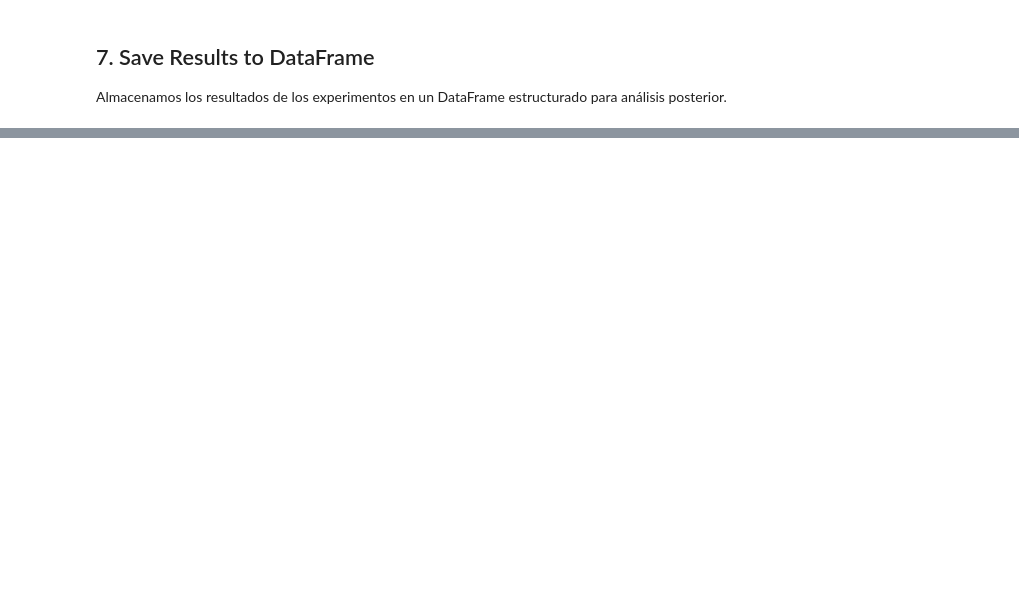
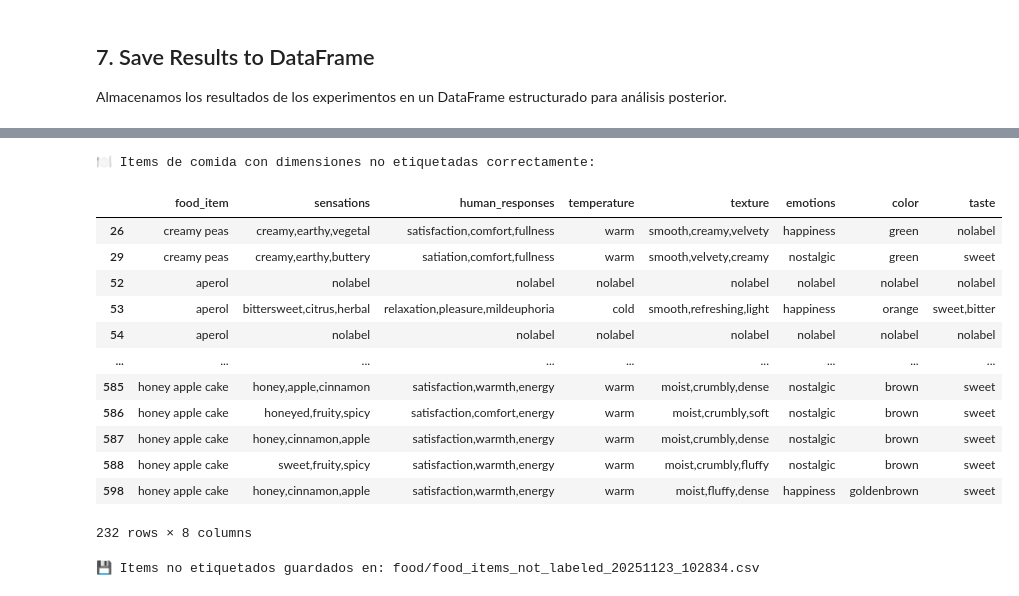
Before and after one commit to audioreprompt-org/audio_reprompt, a Jupyter notebook: models/notebooks/prompt_engineering_experiments.ipynb, the cells around one changed output, grey strips where cells are left out. Drawn from its saved outputs; the diff is of its cells as text; code cells hidden in the pictures; blank space fills up the shorter version.

```diff
--- a/models/notebooks/prompt_engineering_experiments.ipynb
+++ b/models/notebooks/prompt_engineering_experiments.ipynb
@@ -148,11 +218,7 @@ def setup_openai_client():
 # Configuración de parámetros del modelo
 MODEL_CONFIG = {
     "model": "gpt-4o-mini",  # Actualizado a un modelo válido
-    "temperature": 0.2,
-    "max_tokens": 300,
-    "top_p": 1.0,
-    "frequency_penalty": 0.0,
-    "presence_penalty": 0.0
+    #"model": "gpt-5-nano",
 }
 
 print("Configuración del modelo:")
@@ -369,8 +434,9 @@ def run_experiments(food_items: List[str],
 
 # Configuración de experimento
 EXPERIMENT_CONFIG = {
-    "max_items": 5,  # Cambiar a None para procesar todos los elementos
-    "selected_templates": ["sensations_emotions_mapping","sensations_emotions_mapping_2","sensations_emotions_mapping_3"],  # None para usar todas las plantillas
+    "max_items": 30,  # Cambiar a None para procesar todos los elementos
+    "samples_per_item": 10,
+    "selected_templates": ["sensations_emotions_mapping_no_bias","sensations_emotions_mapping_with_acceptance_criteria"],  # None para usar todas las plantillas
     "save_results": True
 }
 
@@ -388,14 +455,20 @@ print()
 if openai_client:
     # Obtener lista de elementos de comida que se encuentran en la primera columna del dataset
     food_list = df.iloc[:, 0].tolist()
-
+    # Registrar el tiempo de ejecución
+    start_time = time.time()
     # Ejecutar experimentos
     experiment_results = run_experiments(
         food_items=food_list,
         templates=prompt_templates,
         max_items=EXPERIMENT_CONFIG["max_items"],
+        samples_per_item=EXPERIMENT_CONFIG["samples_per_item"],
         selected_templates=EXPERIMENT_CONFIG["selected_templates"]
     )
+    # Calcular y mostrar tiempo de ejecución
+    end_time = time.time()
+    elapsed_time = end_time - start_time
+    print(f"⏱️  Tiempo de ejecución: {elapsed_time:.2f} segundos")
 else:
     print("⚠️  No se puede ejecutar experimentos sin cliente OpenAI configurado")
     print("Configurando resultados de ejemplo...")
@@ -480,0 +616,45 @@ Columnas: ['food_item', 'template_name', 'prompt', 'response', 'success', 'token
+# %%
+# Mostrar los items de comida cuyas dimensiones no fueron etiquetadas correctamente
+temperature_options = ['hot', 'warm', 'cold', 'iced']
+emotions_options = ['anger', 'disgust', 'fear', 'happiness', 'sadness', 'surprise']
+color_options = ['black', 'blue', 'brown', 'green', 'gray', 'orange', 'pink', 'purple', 'red', 'white', 'yellow']
+taste_options = ['sweet', 'bitter', 'salty', 'sour']
+
+if len(output_df) > 0:
+    # Filter items where dimension values don't match the valid options
+    no_label_items = output_df[
+      (output_df['sensations'] == 'NoLabel') |
+      (output_df['human_responses'] == 'NoLabel') |
+      (~output_df['temperature'].isin(temperature_options)) |
+      (output_df['texture'] == 'NoLabel') |
+      (~output_df['emotions'].isin(emotions_options)) |
+      (~output_df['color'].isin(color_options)) |
+      (~output_df['taste'].isin(taste_options))
+    ]
+
+    if len(no_label_items) > 0:
+        print("\n🍽️ Items de comida con dimensiones no etiquetadas correctamente:")
+        display(no_label_items[['food_item','sensations', 'human_responses', 'temperature', 'texture', 'emotions', 'color', 'taste']])
+        # Guardar estos items en un archivo separado
+        timestamp = pd.Timestamp.now().strftime("%Y%m%d_%H%M%S")
+        filename = f"food/food_items_not_labeled_{timestamp}.csv"
+        no_label_items.to_csv(PROJECT_ROOT / config.data.cleaned_data_path / filename, index=False)
+        print(f"\n💾 Items no etiquetados guardados en: {filename}")
+    else:
+        print("\n✅ Todos los items de comida fueron etiquetados correctamente en todas las dimensiones.")
+# %% [output]
+🍽️ Items de comida con dimensiones no etiquetadas correctamente:
+|  | food_item | sensations | human_responses | temperature | texture | emotions | color | taste |
+| 26 | creamy peas | creamy,earthy,vegetal | satisfaction,comfort,fullness | warm | smooth,creamy,velvety | happiness | green | nolabel |
+| 29 | creamy peas | creamy,earthy,buttery | satiation,comfort,fullness | warm | smooth,velvety,creamy | nostalgic | green | sweet |
+| 52 | aperol | nolabel | nolabel | nolabel | nolabel | nolabel | nolabel | nolabel |
+| 53 | aperol | bittersweet,citrus,herbal | relaxation,pleasure,mildeuphoria | cold | smooth,refreshing,light | happiness | orange | sweet,bitter |
+| 54 | aperol | nolabel | nolabel | nolabel | nolabel | nolabel | nolabel | nolabel |
+| ... | ... | ... | ... | ... | ... | ... | ... | ... |
+| 585 | honey apple cake | honey,apple,cinnamon | satisfaction,warmth,energy | warm | moist,crumbly,dense | nostalgic | brown | sweet |
+| 586 | honey apple cake | honeyed,fruity,spicy | satisfaction,comfort,energy | warm | moist,crumbly,soft | nostalgic | brown | sweet |
+| 587 | honey apple cake | honey,cinnamon,apple | satisfaction,warmth,energy | warm | moist,crumbly,dense | nostalgic | brown | sweet |
+| 588 | honey apple cake | sweet,fruity,spicy | satisfaction,warmth,energy | warm | moist,crumbly,fluffy | nostalgic | brown | sweet |
+| 598 | honey apple cake | honey,cinnamon,apple | satisfaction,warmth,energy | warm | moist,fluffy,dense | happiness | goldenbrown | sweet |
+232 rows × 8 columns
+💾 Items no etiquetados guardados en: food/food_items_not_labeled_20251123_102834.csv
```
Also changed, not shown: parts of 10 cells of this notebook, 6 other files.
